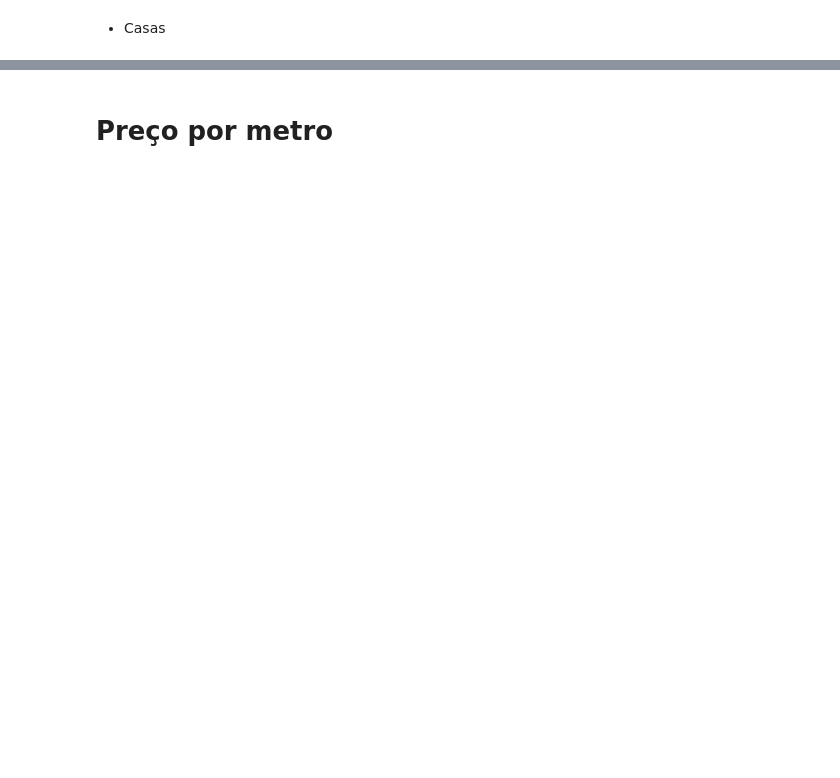
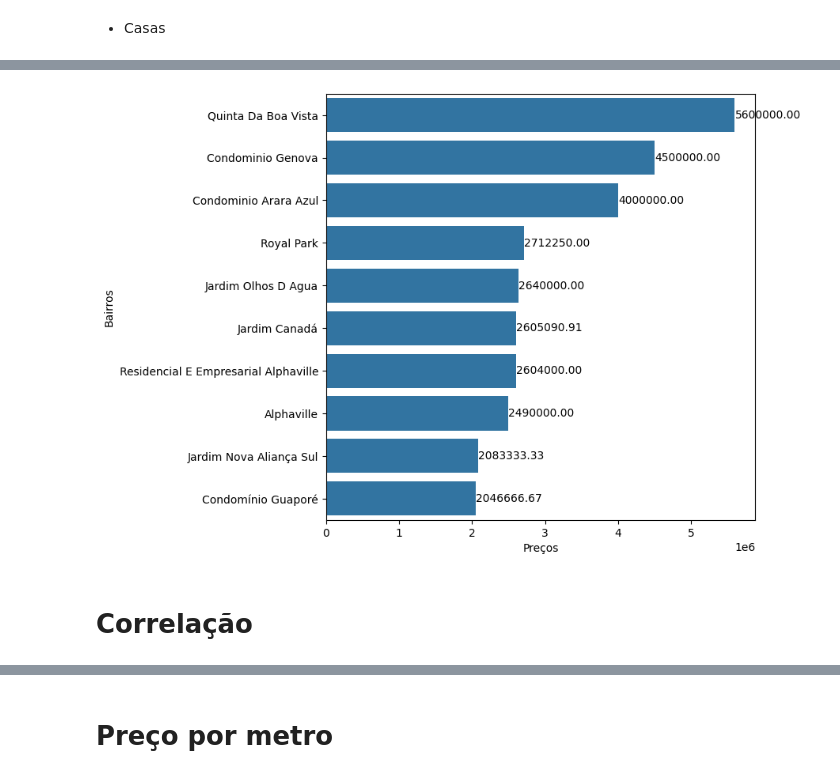
Before and after one commit to rodrigorocha1/web_scraping_casas, a Jupyter notebook: notebooks/analise_exploratoria.ipynb, the cells around one changed output, grey strips where cells are left out. Saved outputs shown, nothing was run; the diff lists cells and outputs as text; code cells hidden in the pictures; blank space fills up the shorter version.

```diff
--- a/notebooks/analise_exploratoria.ipynb
+++ b/notebooks/analise_exploratoria.ipynb
@@ -198,0 +262,4 @@ Preço Minimo: 183000.0
+# %%
+base_casa_media_preco = base_casa.groupby('bairro')['precos'].mean(
+).reset_index().sort_values(by='precos', ascending=False).head(10)
+base_casa_media_preco
@@ -198,0 +278,25 @@ Preço Minimo: 183000.0
+# %%
+import seaborn as sns
+import matplotlib.pyplot as plt
+
+plt.figure(figsize=(7, 7))
+
+sns.barplot(
+    data=base_casa_media_preco,
+    y='bairro',
+    x='precos',
+)
+
+plt.xlabel("Preços")
+plt.ylabel("Bairros")
+
+# Ajusta o texto fora das barras
+for index, value in enumerate(base_casa_media_preco['precos']):
+
+    plt.text(value + 0.12, index, f'{value:.2f}', va='center')
+
+plt.show()
+# %% [output]
+[figure, added]
+# %% [markdown]
+# Correlação
```
Also changed, not shown: parts of 44 cells of this notebook, 1 other file.
